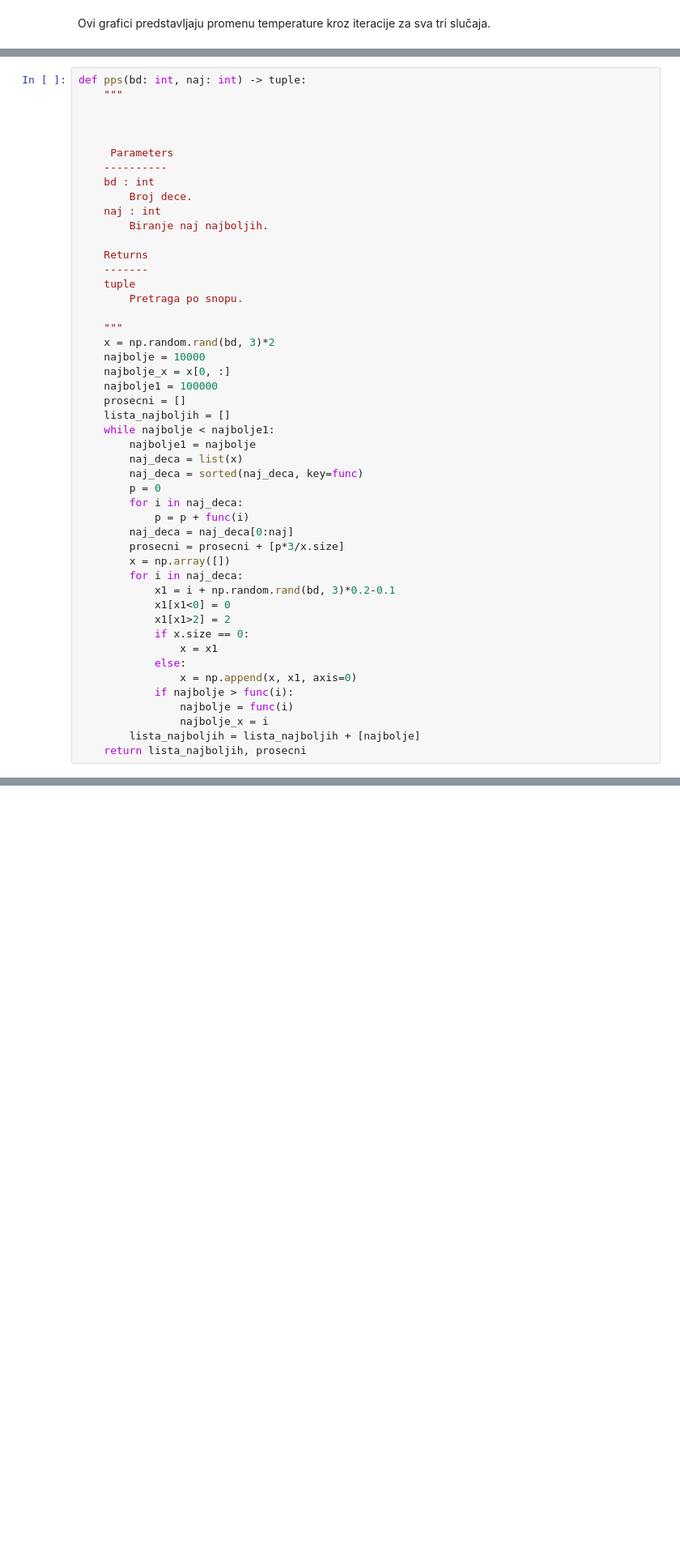
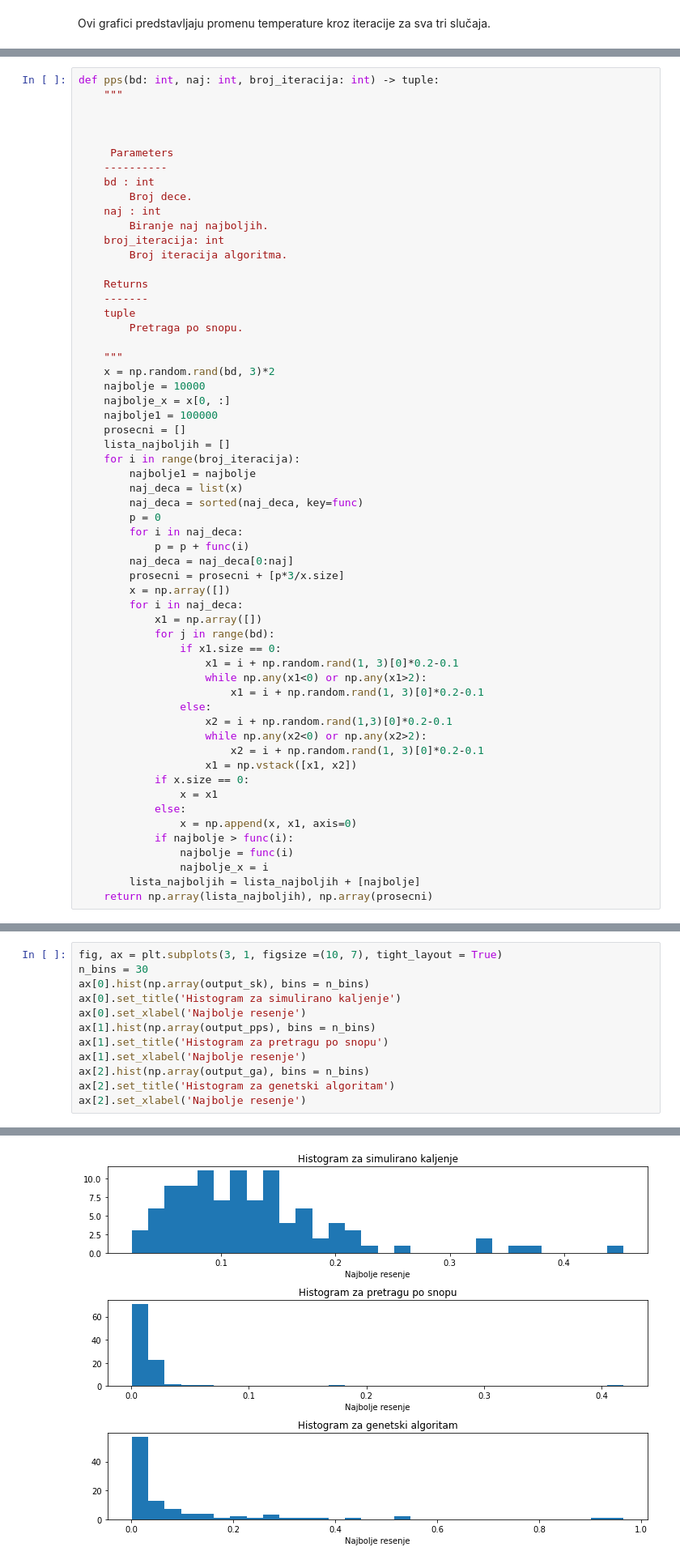
Before and after one commit to mmacura9/VI_domaci1, a Jupyter notebook: domaci1.ipynb, the cells around one changed output, grey strips where cells are left out. Shown at 81% size. Cells and saved outputs as stored; diff of their text form; blank space fills up the shorter version.

```diff
--- a/domaci1.ipynb
+++ b/domaci1.ipynb
@@ -198,5 +199,5 @@ Ukoliko $x'$ ispadne iz domena, onda ga mu određene komponente fiksiram na 0 il
 # %%
-def pps(bd: int, naj: int) -> tuple:
+def pps(bd: int, naj: int, broj_iteracija: int) -> tuple:
     """
 
 
@@ -207,6 +208,8 @@ def pps(bd: int, naj: int) -> tuple:
         Broj dece.
     naj : int
         Biranje naj najboljih.
+    broj_iteracija: int
+        Broj iteracija algoritma.
 
     Returns
     -------
@@ -220,7 +223,7 @@ def pps(bd: int, naj: int) -> tuple:
     najbolje1 = 100000
     prosecni = []
     lista_najboljih = []
-    while najbolje < najbolje1:
+    for i in range(broj_iteracija):
         najbolje1 = najbolje
         naj_deca = list(x)
         naj_deca = sorted(naj_deca, key=func)
@@ -231,9 +234,17 @@ def pps(bd: int, naj: int) -> tuple:
         prosecni = prosecni + [p*3/x.size]
         x = np.array([])
         for i in naj_deca:
-            x1 = i + np.random.rand(bd, 3)*0.2-0.1
-            x1[x1<0] = 0
-            x1[x1>2] = 2
+            x1 = np.array([])
+            for j in range(bd):
+                if x1.size == 0:
+                    x1 = i + np.random.rand(1, 3)[0]*0.2-0.1
+                    while np.any(x1<0) or np.any(x1>2):
+                        x1 = i + np.random.rand(1, 3)[0]*0.2-0.1
+                else:
+                    x2 = i + np.random.rand(1,3)[0]*0.2-0.1
+                    while np.any(x2<0) or np.any(x2>2):
+                        x2 = i + np.random.rand(1, 3)[0]*0.2-0.1
+                    x1 = np.vstack([x1, x2])
             if x.size == 0:
                 x = x1
             else:
@@ -242,5 +253,5 @@ def pps(bd: int, naj: int) -> tuple:
                 najbolje = func(i)
                 najbolje_x = i
         lista_najboljih = lista_najboljih + [najbolje]
-    return lista_najboljih, prosecni
+    return np.array(lista_najboljih), np.array(prosecni)
 # %% [markdown]
@@ -335,0 +553,13 @@ Na poslednjem grafiku nailazimo naizgled na najbolje rezultate, jer već posle 1
+# %%
+fig, ax = plt.subplots(3, 1, figsize =(10, 7), tight_layout = True)
+n_bins = 30
+ax[0].hist(np.array(output_sk), bins = n_bins)
+ax[0].set_title('Histogram za simulirano kaljenje')
+ax[0].set_xlabel('Najbolje resenje')
+ax[1].hist(np.array(output_pps), bins = n_bins)
+ax[1].set_title('Histogram za pretragu po snopu')
+ax[1].set_xlabel('Najbolje resenje')
+ax[2].hist(np.array(output_ga), bins = n_bins)
+ax[2].set_title('Histogram za genetski algoritam')
+ax[2].set_xlabel('Najbolje resenje')
+# %% [output]
@@ -335,0 +567 @@ Na poslednjem grafiku nailazimo naizgled na najbolje rezultate, jer već posle 1
+[figure, added]
```
Also changed, not shown: parts of 18 cells of this notebook, 2 other files.
